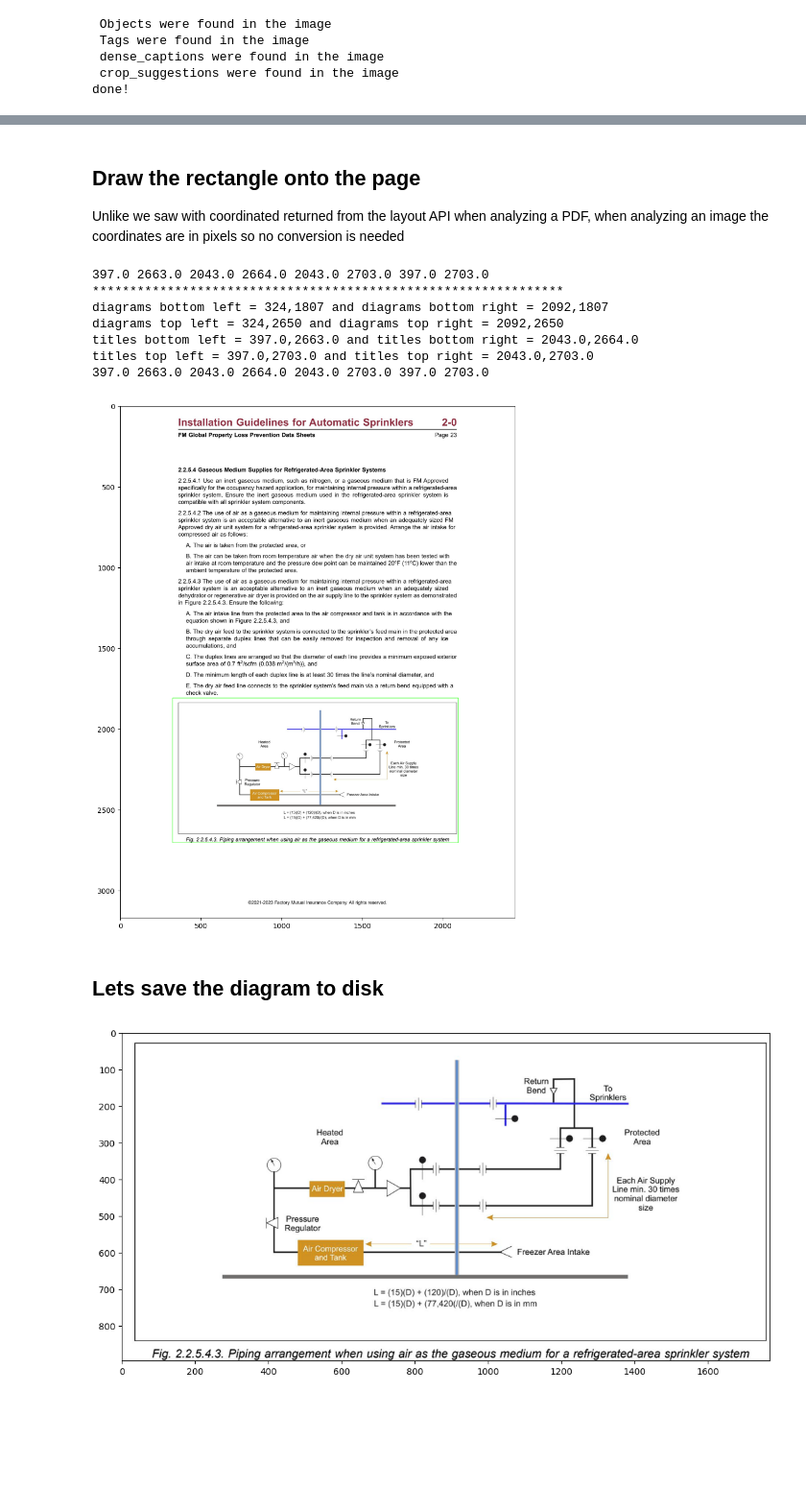
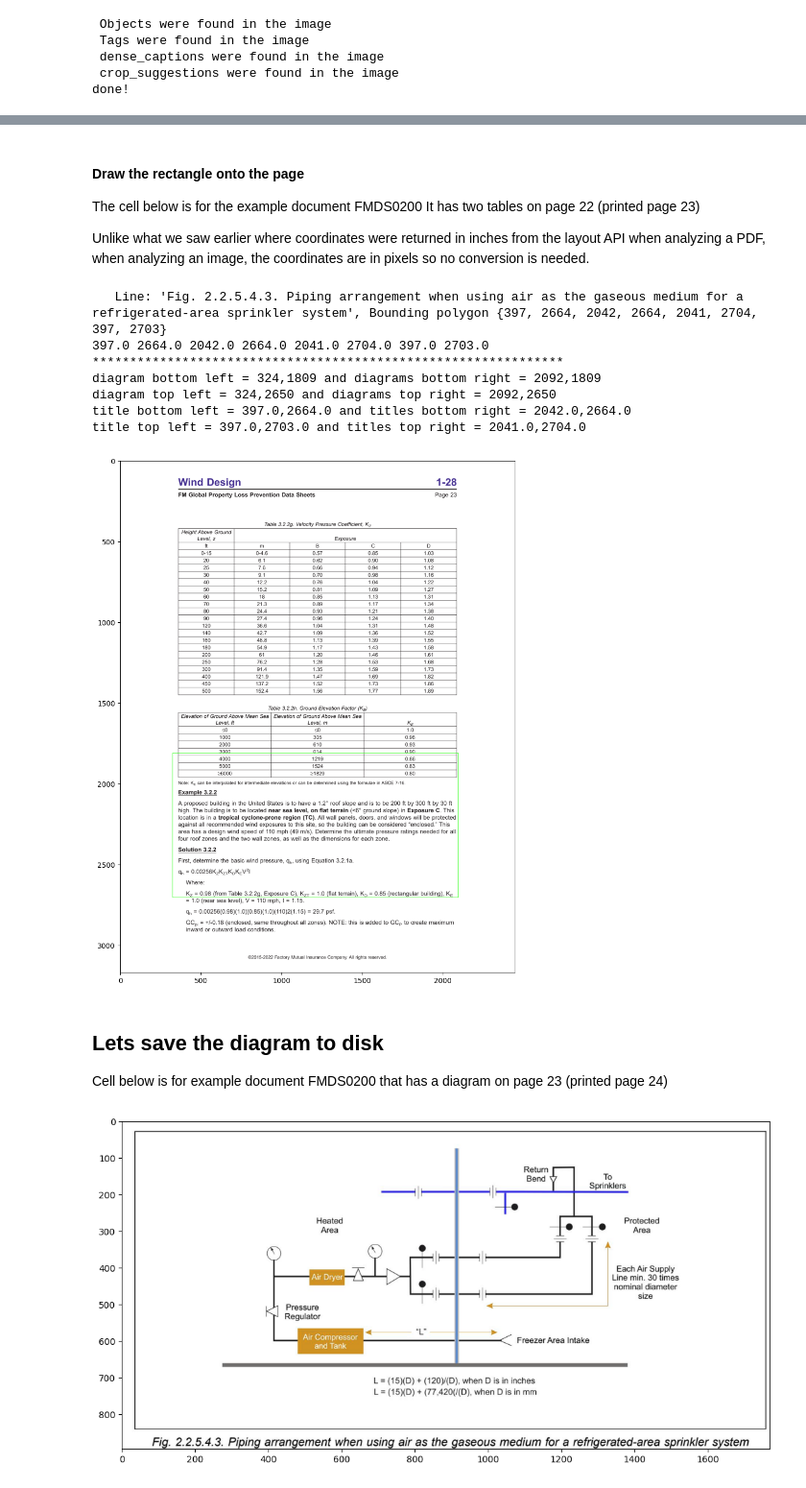
Before and after one commit to wawilk/GetTextAndImagesFromPDF, a Jupyter notebook: visionocr.ipynb, the cells around one changed output, grey strips where cells are left out. Shown at 96% size. Drawn from its saved outputs; the diff is of its cells as text; code cells hidden in the pictures; blank space fills up the shorter version.

```diff
--- a/visionocr.ipynb
+++ b/visionocr.ipynb
@@ -80,12 +111,10 @@ import azure.ai.vision as sdk
 
 # This can be called for a local file or a URL
 # I am using a local file
-vision_source = sdk.VisionSource(filename="page_22.jpg")
+vision_source = sdk.VisionSource(filename=image_name)
 #
-# if using a URL
-# below is how I would contruct the location
-# vision_source = sdk.VisionSource(
-#     url="https://learn.microsoft.com/azure/ai-services/computer-vision/media/quickstarts/presentation.png")
+# below is how I would contruct the location if using a URL
+# vision_source = sdk.VisionSource(url="https://learn.microsoft.com/azure/ai-services/computer-vision/media/quickstarts/presentation.png")
 #
 analysis_options = sdk.ImageAnalysisOptions()
 
@@ -432,0 +564,10 @@ a white background with black text
+# %%
+caption_coords=[]
+for caption in result.dense_captions:
+    top_left_y_coordinate=caption.bounding_box.y
+    bottom_left_y_coordinate=caption.bounding_box.y+caption.bounding_box.h
+    height=caption.bounding_box.h
+    caption=caption.content
+    caption_coords.append([top_left_y_coordinate, bottom_left_y_coordinate, height, caption])
+for i in range(len(caption_coords)):
+    print(caption_coords[i])
@@ -433,22 +584,37 @@ a white background with black text
 # %% [markdown]
-## Draw the rectangle onto the page
+#### Draw the rectangle onto the page
 
-Unlike we saw with coordinated returned from the layout API when analyzing a PDF,
-when analyzing an image the coordinates are in pixels so no conversion is needed
+The cell below is for the example document FMDS0200
+It has two tables on page 22 (printed page 23)
+
+Unlike what we saw earlier where coordinates were returned in inches from the layout API when analyzing a PDF,
+when analyzing an image, the coordinates are in pixels so no conversion is needed.
 # %%
 import matplotlib.pyplot as plt
 from matplotlib import rcParams
 import cv2
-image = cv2.imread("page_22.jpg")
+#
+# using page 22
+filepath = "./FMDS0200.pdf"
+page_to_explore=22
+#
+# convert the page to an image
+page_22_image=pdf_page_to_image(filepath, page_to_explore)
+#
+# convert the image to a buffer
+image_source_buffer=convert_image_to_buffer(page_22_image)
 
 # lets first find the lines that start with "Fig. "
 # They will be the line below the diagram
 figure_titles_found=[]
+#
+# we are using the OCR result from prior cell
+#
 for line in result.text.lines:
     if line.content is not None:
         if line.content.startswith("Fig. "):
             points_string = "{" + ", ".join([str(int(point)) for point in line.bounding_polygon]) + "}"
-            #print("   Line: '{}', Bounding polygon {}".format(line.content, points_string))
+            print("   Line: '{}', Bounding polygon {}".format(line.content, points_string))
             # line.bounding_polygon is a list with 8 values
             figure_titles_found.append(line.bounding_polygon)
 # loop through and draw the rectangles around the titles
@@ -483,50 +649,53 @@ for caption in result.dense_captions:
         # If the title's bottom y is greater than the caption's bottom y , the title would be inside the diagram not below
         # that is wrong so we dont want it
         if y >= title_y3:
             continue
         # so now we should have good ones left
         pt1=(x,y)
         pt2=(x+w,y+h)
         print("***************************************************************")
-        print("diagrams bottom left = {},{} and diagrams bottom right = {},{} ".format( x,y,x+w,y))
-        print("diagrams top left = {},{} and diagrams top right = {},{} ".format( x,y+h,x+w,y+h))
-        print("titles bottom left = {},{} and titles bottom right = {},{} ".format( title_x0, title_y0 , title_x1, title_y1))
-        print("titles top left = {},{} and titles top right = {},{} ".format( title_x3, title_y3 , title_x2, title_y2))
+        print("diagram bottom left = {},{} and diagrams bottom right = {},{} ".format( x,y,x+w,y))
+        print("diagram top left = {},{} and diagrams top right = {},{} ".format( x,y+h,x+w,y+h))
+        print("title bottom left = {},{} and titles bottom right = {},{} ".format( title_x0, title_y0 , title_x1, title_y1))
+        print("title top left = {},{} and titles top right = {},{} ".format( title_x3, title_y3 , title_x2, title_y2))
         #
-        #if we use  the titles bottom y when drawing the green box we will get the title in the image too
+        # if we use the titles bottom y when drawing the green box we will get the title in the image too
         # create a new point using the title bottom right coordinates
         # avoid the error: name 'point' is not defined
         # the box must go aroung the title which is below the diagram
         title_left_top_corner=(int(title_x3), int(title_y3))
         title_right_top_corner=(int(title_x2),int(title_y2))
         title_right_bottom_corner=(int(title_x1), int(title_y1))
         title_left_bottom_corner=(int(title_x0), int(title_y0))
         # draw the rectangle around the diagram and the title
         # so the top of the rectangle to draw will use the diagrams top y
         # and use the titles bottom y
         x_top_left = int(min(title_x3,x))
         y_top_left = int(max(title_y3,y+h))
         x_bottom_right = int(max(title_x1,x+w))
         y_bottom_right = int(min(title_y1,y))
         # draw the rectangle
-        cv2.rectangle(image,(x_top_left,y_top_left),(x_bottom_right,y_bottom_right),(36,255,12),2)
+        modded_image=cv2.rectangle(image,(x_top_left,y_top_left),(x_bottom_right,y_bottom_right),(36,255,12),2)
         #cv2.rectangle(image,pt1,title_right_bottom_corner,(0,255,0),3)
 
-# show the image
+# to show the image convert the PIL image to a numpy array
+# because matplotlib expects a numpy array
+image = np.array(page_22_image)
 plt.figure(figsize=(13,13))
-plt.imshow(image)
+plt.imshow(modded_image)
 plt.show()
 # %% [output]
-397.0 2663.0 2043.0 2664.0 2043.0 2703.0 397.0 2703.0
+   Line: 'Fig. 2.2.5.4.3. Piping arrangement when using air as the gaseous medium for a refrigerated-area sprinkler system', Bounding polygon {397, 2664, 2042, 2664, 2041, 2704, 397, 2703}
+397.0 2664.0 2042.0 2664.0 2041.0 2704.0 397.0 2703.0
 ***************************************************************
-diagrams bottom left = 324,1807 and diagrams bottom right = 2092,1807
-diagrams top left = 324,2650 and diagrams top right = 2092,2650
-titles bottom left = 397.0,2663.0 and titles bottom right = 2043.0,2664.0
-titles top left = 397.0,2703.0 and titles top right = 2043.0,2703.0
-397.0 2663.0 2043.0 2664.0 2043.0 2703.0 397.0 2703.0
+diagram bottom left = 324,1809 and diagrams bottom right = 2092,1809
+diagram top left = 324,2650 and diagrams top right = 2092,2650
+title bottom left = 397.0,2664.0 and titles bottom right = 2042.0,2664.0
+title top left = 397.0,2703.0 and titles top right = 2041.0,2704.0
-[figure, old version]
+[figure, new version]
 # %% [markdown]
 ## Lets save the diagram  to disk
+Cell below is for example document FMDS0200 that has a diagram on page 23 (printed page 24)
 # %%
 def cutout_image_around_both(image, result):
     # call the function to do the cutouts
```
Also changed, not shown: parts of 27 cells of this notebook, 10 other files.
